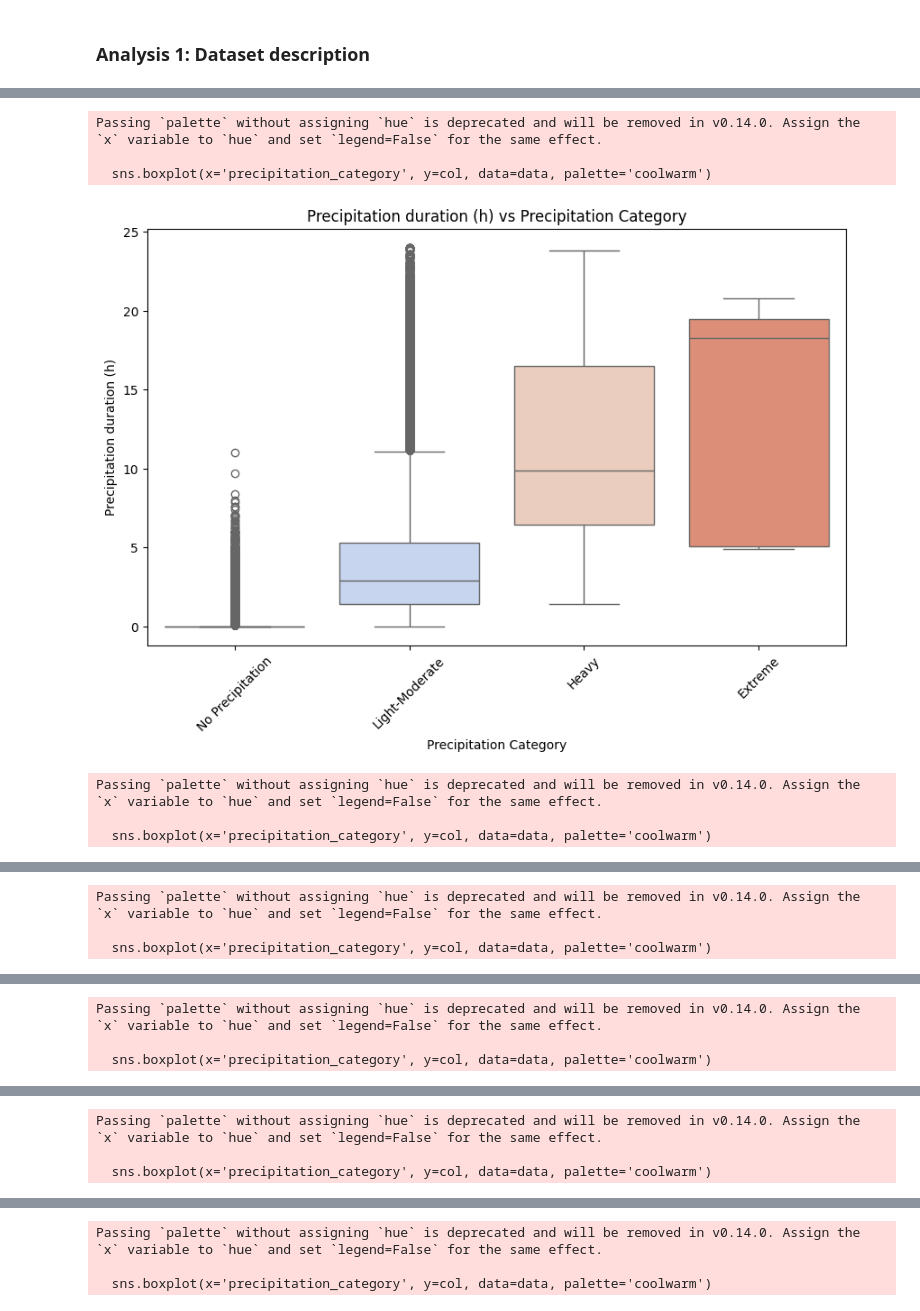
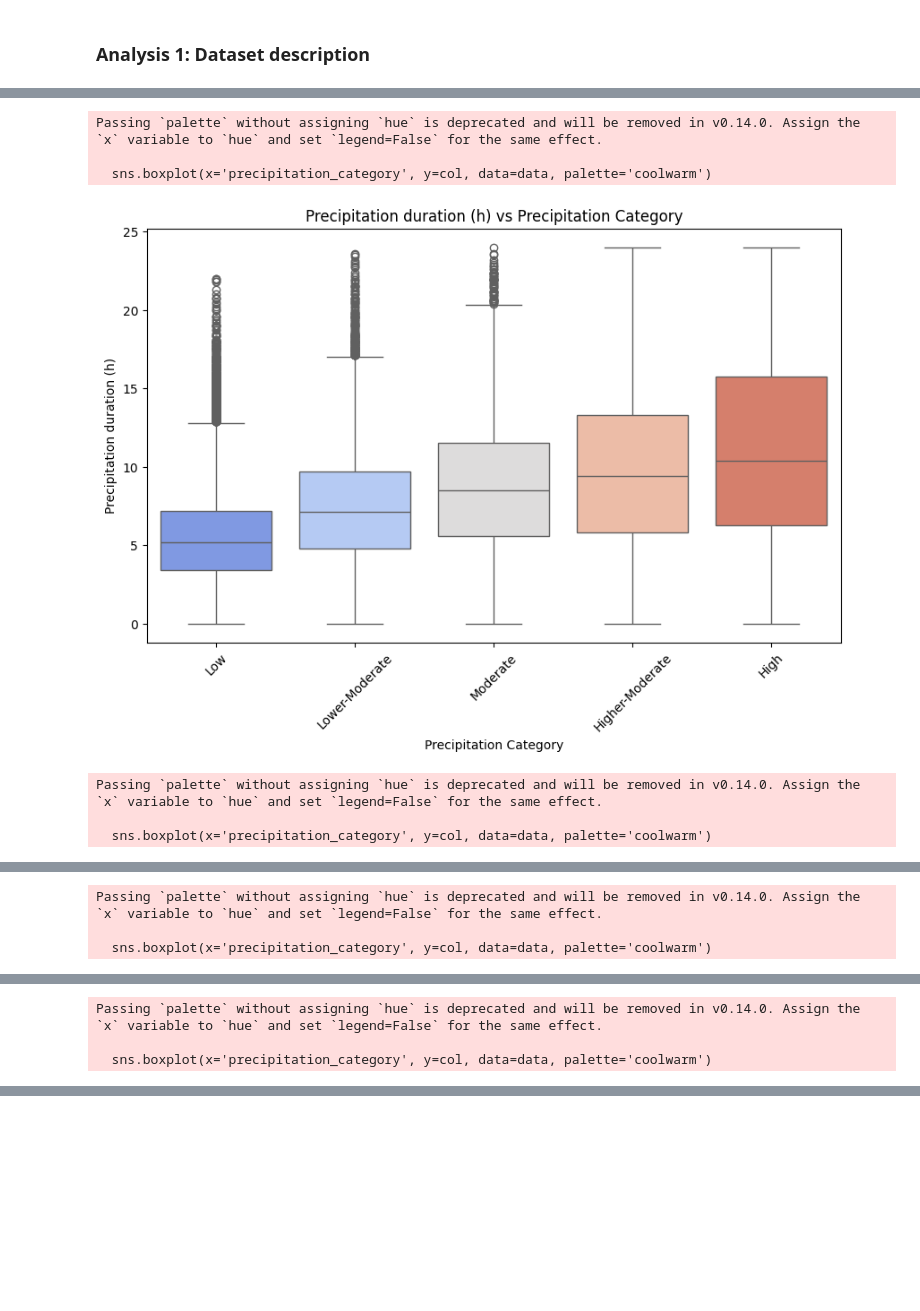
Before and after one commit to Majacodre/Extreme-precipitation, a Jupyter notebook: Exploratory Data Analysis.ipynb, the cells around one changed output, grey strips where cells are left out. Drawn from its saved outputs; the diff is of its cells as text; code cells hidden in the pictures; blank space fills up the shorter version.

```diff
--- a/Exploratory Data Analysis.ipynb
+++ b/Exploratory Data Analysis.ipynb
@@ -42,0 +56,3 @@ data["precipitation_category"] = pd.cut(data["RH"], bins=[-np.inf, 0, 50, 100, n
+# %%
+# Ensure time is between 03.01.1976 and 31.13.2023 for data
+data = data[(data["date"] >= "1976-01-03") & (data["date"] <= "2023-12-31")]
@@ -42,0 +71,10 @@ data["precipitation_category"] = pd.cut(data["RH"], bins=[-np.inf, 0, 50, 100, n
+# %%
+data = data[data["RH"] > 5]
+
+# Histogram with log scale on y-axis to better see the tail
+plt.figure(figsize=(10, 6))
+plt.hist(data["RH"], bins=50, edgecolor='black')
+# plt.yscale('log')
+plt.xlabel("Precipitation (mm)")
+plt.ylabel("Frequency (log scale)")
+plt.show()
@@ -42,0 +83,10 @@ data["precipitation_category"] = pd.cut(data["RH"], bins=[-np.inf, 0, 50, 100, n
+# %%
+
+
+data["precipitation_category"] = pd.cut(
+    data["RH"],
+    bins=[5, 10, 15, 20, 40, float("inf")],
+    labels=["Low", "Lower-Moderate", "Moderate", "Higher-Moderate", "High"]
+)
+
+data.to_parquet("data/full_dataset_v2.parquet", index=False)
@@ -57,4 +111,0 @@ data["time"].max(), data["time"].min()
-# %%
-# Ensure time is between 03.01.1976 and 31.13.2023 for data
-data = data[(data["time"] >= "1976-01-03") & (data["time"] <= "2023-12-31")]
-data.to_parquet("data/full_dataset_v2.parquet", index=False)
@@ -350,30 +424,25 @@ plt.show()
 # %%
-numerical_variables = ["DR", "P", "N", "rh", "FX", "WW", "R", "NH3", "pm10"]
+numerical_variables = ["DR", "TD", "R", "O"]
 names = {
     "DR": "Precipitation duration (h)",
-    "P": "Mean air pressure at sea level (hpa)",
-    "N": "Cloud cover (octas)",
-    "rh": "?",
-    "FX": "Maximum wind gust (m/s)",
-    "WW": "Weather code",
-    "R": "?",
-    "NH3": "Ammonia concentration (µg/m³)",
-    "pm10": "Particulate matter 10µm (µg/m³)"
+    "TD": "Dew point temperature (°C)",
+    "R": "Rain",
+    "O": "Thunderstorm"
 }
 
 for col in numerical_variables:
     plt.figure(figsize=(10,6))
     sns.boxplot(x='precipitation_category', y=col, data=data, palette='coolwarm')
     plt.title(f'{names[col]} vs Precipitation Category')
     plt.xlabel('Precipitation Category')
     plt.ylabel(names[col])
     plt.xticks(rotation=45)
     plt.show()
 # %% [output]
 Passing `palette` without assigning `hue` is deprecated and will be removed in v0.14.0. Assign the `x` variable to `hue` and set `legend=False` for the same effect.
 
   sns.boxplot(x='precipitation_category', y=col, data=data, palette='coolwarm')
-[figure, old version]
+[figure, new version]
 Passing `palette` without assigning `hue` is deprecated and will be removed in v0.14.0. Assign the `x` variable to `hue` and set `legend=False` for the same effect.
 
   sns.boxplot(x='precipitation_category', y=col, data=data, palette='coolwarm')
@@ -389,3 +457,0 @@ Passing `palette` without assigning `hue` is deprecated and will be removed in v
-Passing `palette` without assigning `hue` is deprecated and will be removed in v0.14.0. Assign the `x` variable to `hue` and set `legend=False` for the same effect.
-
-  sns.boxplot(x='precipitation_category', y=col, data=data, palette='coolwarm')
@@ -393,3 +457,0 @@ Passing `palette` without assigning `hue` is deprecated and will be removed in v
-Passing `palette` without assigning `hue` is deprecated and will be removed in v0.14.0. Assign the `x` variable to `hue` and set `legend=False` for the same effect.
-
-  sns.boxplot(x='precipitation_category', y=col, data=data, palette='coolwarm')
```
Also changed, not shown: parts of 38 cells of this notebook, 47 other files.
